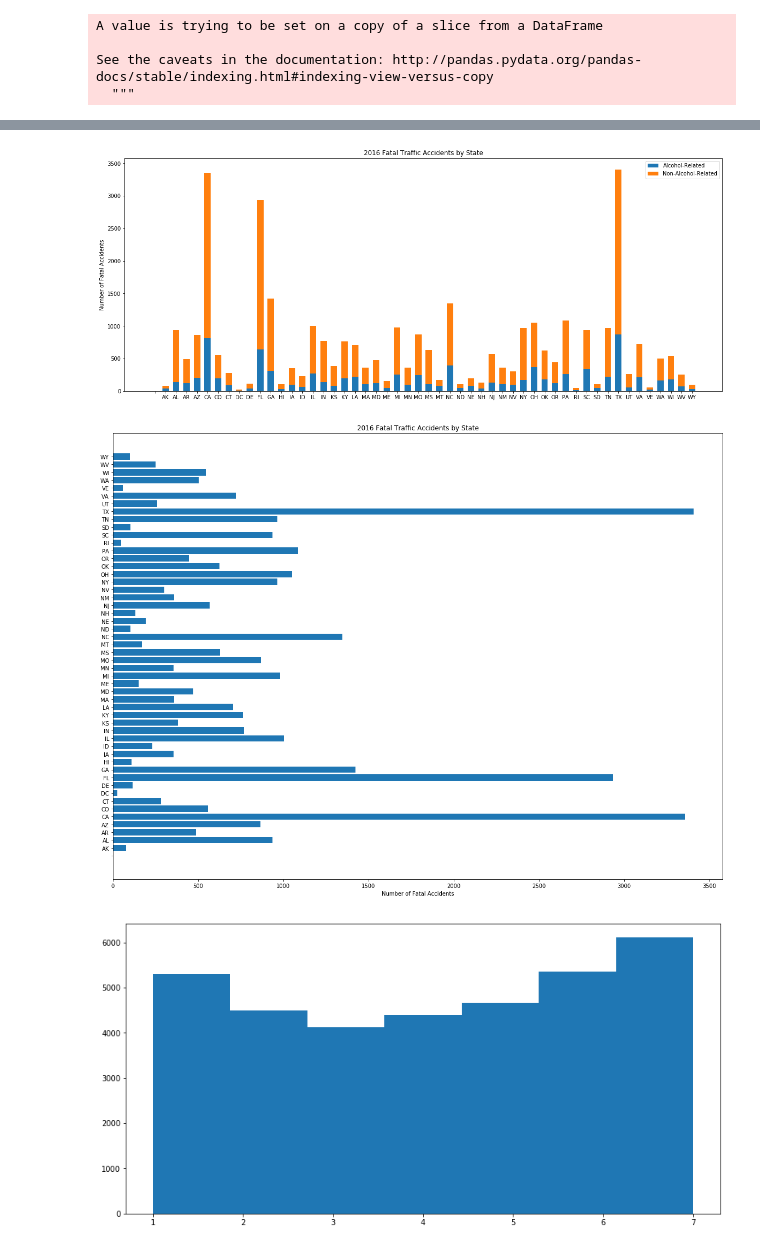
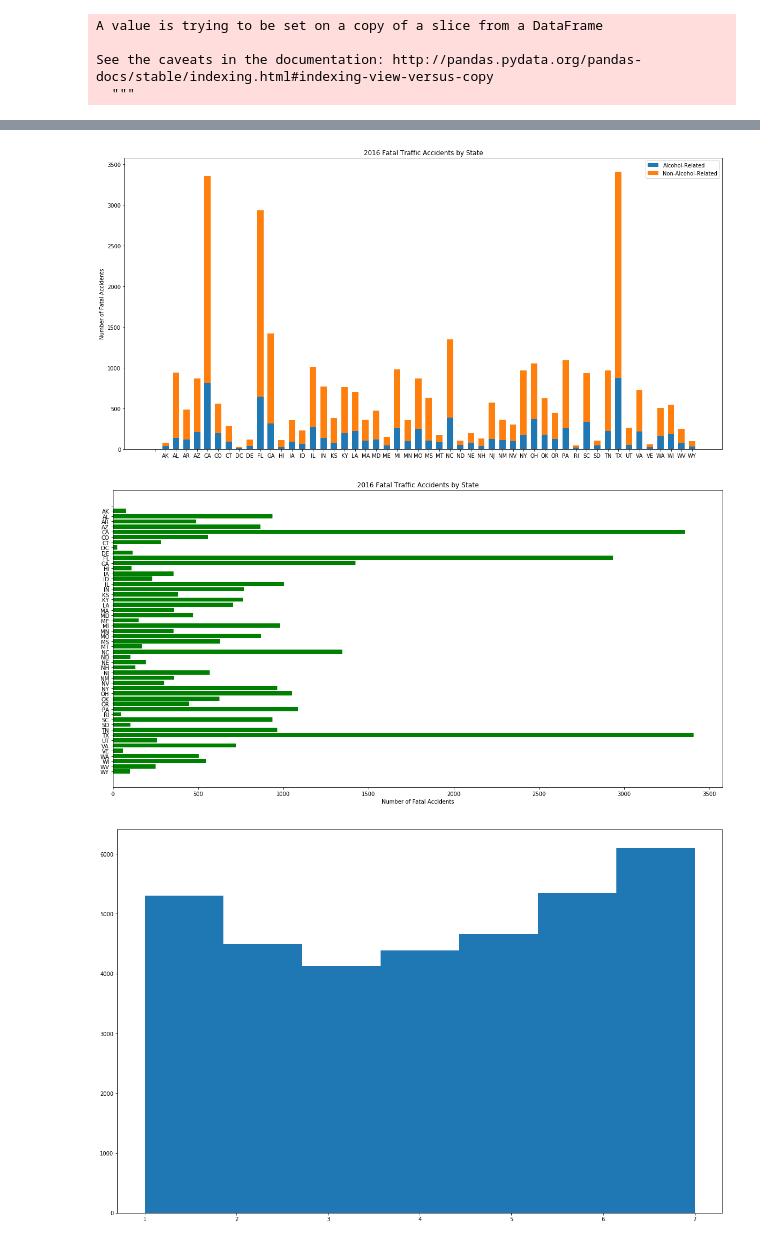
Before and after one commit to maf5509/accident_capstone, a Jupyter notebook: Untitled.ipynb, the cells around one changed output, grey strips where cells are left out. Saved outputs shown, nothing was run; the diff lists cells and outputs as text; code cells hidden in the pictures.

```diff
--- a/Untitled.ipynb
+++ b/Untitled.ipynb
@@ -7,4 +28,4 @@ import seaborn as sns
 
 plt.rcParams['figure.figsize'] = (20.0, 10.0)
 # %%
-table = pd.read_csv("C://Users//fergu//accident.csv", na_values = 'NaN')
+table = pd.read_csv("C://Users//fergu//accident.csv")
@@ -10,0 +44,4 @@ table = pd.read_csv("C://Users//fergu//accident.csv", na_values = 'NaN')
+# %%
+table['NAME_FIN'] = 0
+table['CODE_FIN'] = 0
+print(table.head())
@@ -310,25 +373,28 @@ plt.title("2016 Fatal Traffic Accidents by State")
 plt.legend((p1[0], p2[0]), ('Alcohol-Related', 'Non-Alcohol-Related'))
 plt.show()
 # %% [output]
-[figure, old version]
+[figure, new version]
 # %%
 x = np.arange(len(test_bar2['CODE']))
 y = test_bar2['TOTAL']
 width = .8
 #len(test_bar2['STATE'])
-plt.barh(x, y, width)
+plt.barh(x, y, width, color='green')
 plt.yticks(x, test_bar2['CODE'])
 plt.xlabel("Number of Fatal Accidents")
 plt.title("2016 Fatal Traffic Accidents by State")
-plt.rcParams['figure.figsize'] = [20.0, 20.0]
+plt.gca().invert_yaxis()
+plt.rcParams['figure.figsize'] = [20.0, 13.0]
 plt.show()
 # %% [output]
-[figure, old version]
+[figure, new version]
 # %%
+## DISCARD ##
+
 plt.hist(table['DAY_WEEK'], bins=7)
 plt.rcParams['figure.figsize'] = [10, 10]
 #plt.xlabel(['Sunday', 'Monday', 'Tuesday', 'Wednesday', 'Thursday', 'Friday', 'Saturday'])
 plt.show()
 # %% [output]
-[figure, old version]
+[figure, new version]
 # %%
```
Also changed, not shown: parts of 35 cells of this notebook.
